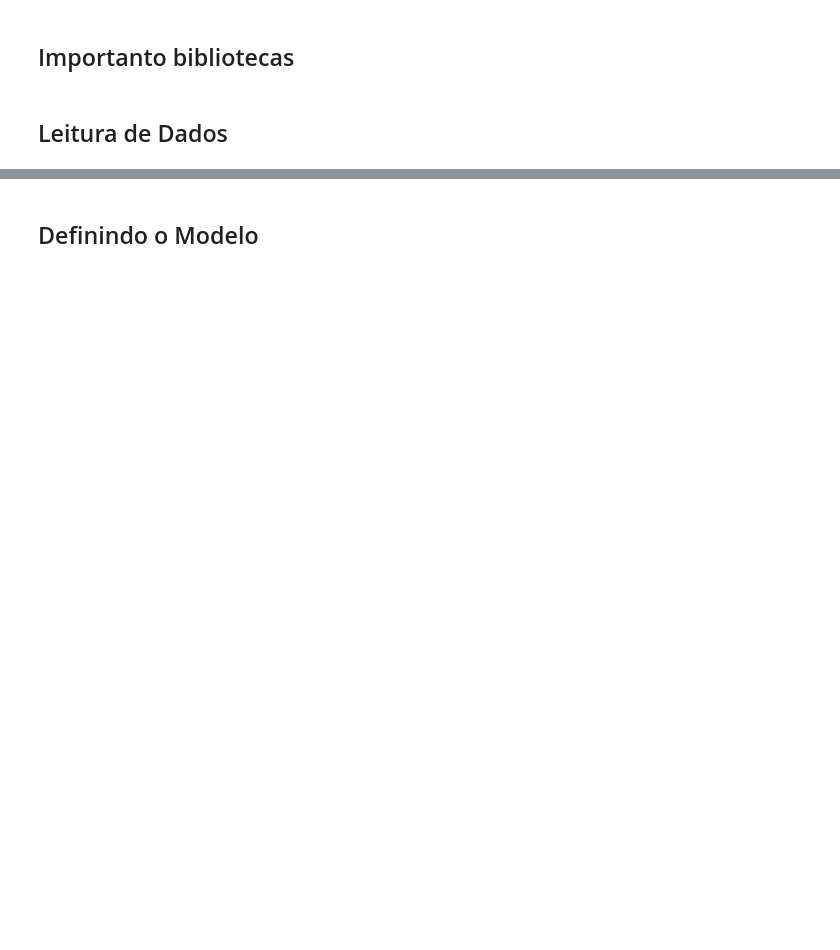
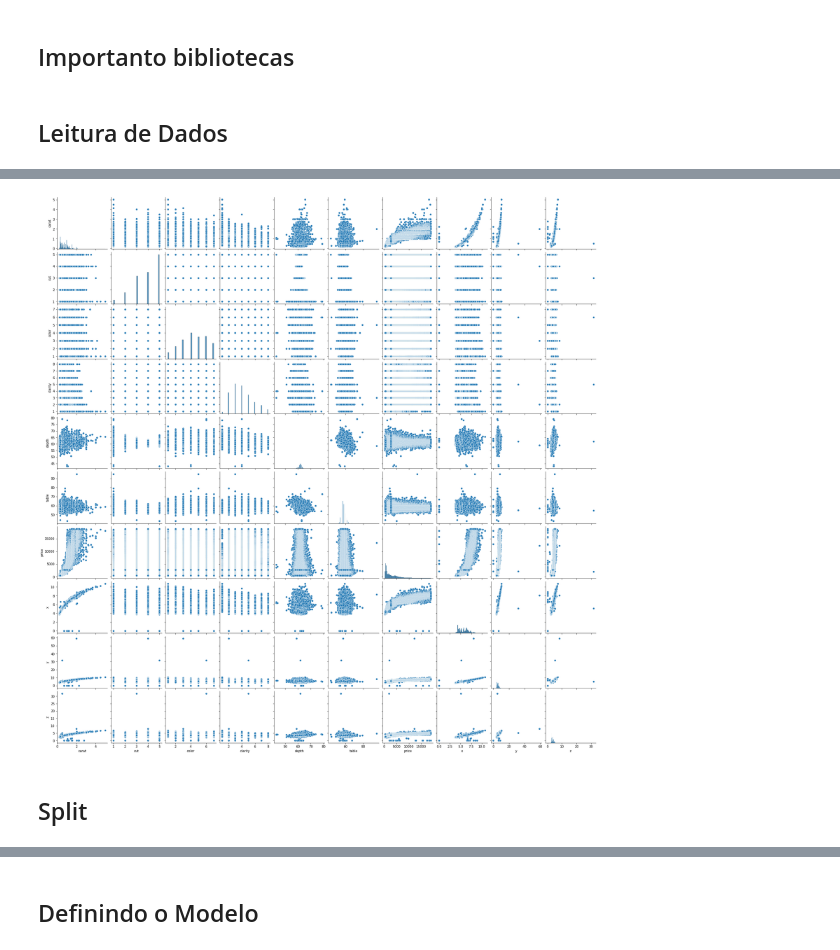
Before and after one commit to andresroliveira/MachineLearning, a Jupyter notebook: diamonds.ipynb, the cells around one changed output, grey strips where cells are left out. Cells and saved outputs as stored; diff of their text form; code cells hidden in the pictures; blank space fills up the shorter version.

```diff
--- a/diamonds.ipynb
+++ b/diamonds.ipynb
@@ -15,3 +23,10 @@ data.head()
+# %%
+sns.pairplot(data)
+plt.show()
+# %% [output]
+[figure, added]
+# %% [markdown]
+## Split
 # %%
 y_data = data.pop('price')
 x_data = data
```
Also changed, not shown: parts of 18 cells of this notebook, 4 other files.
